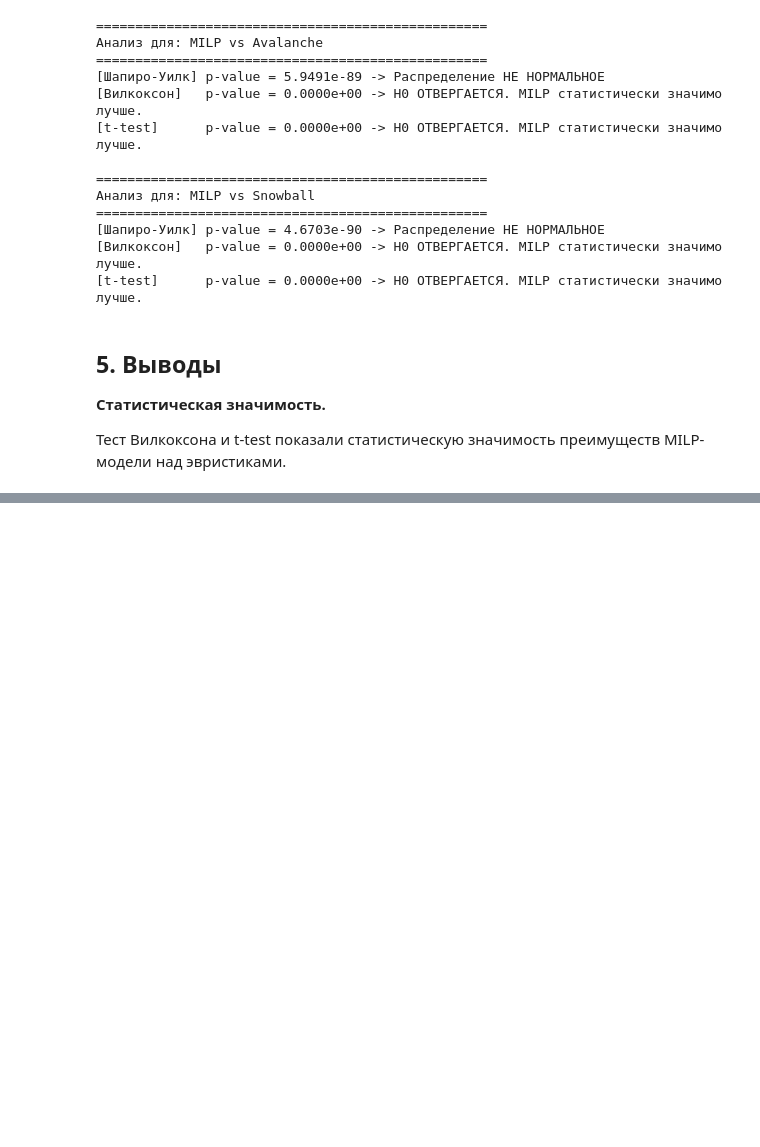
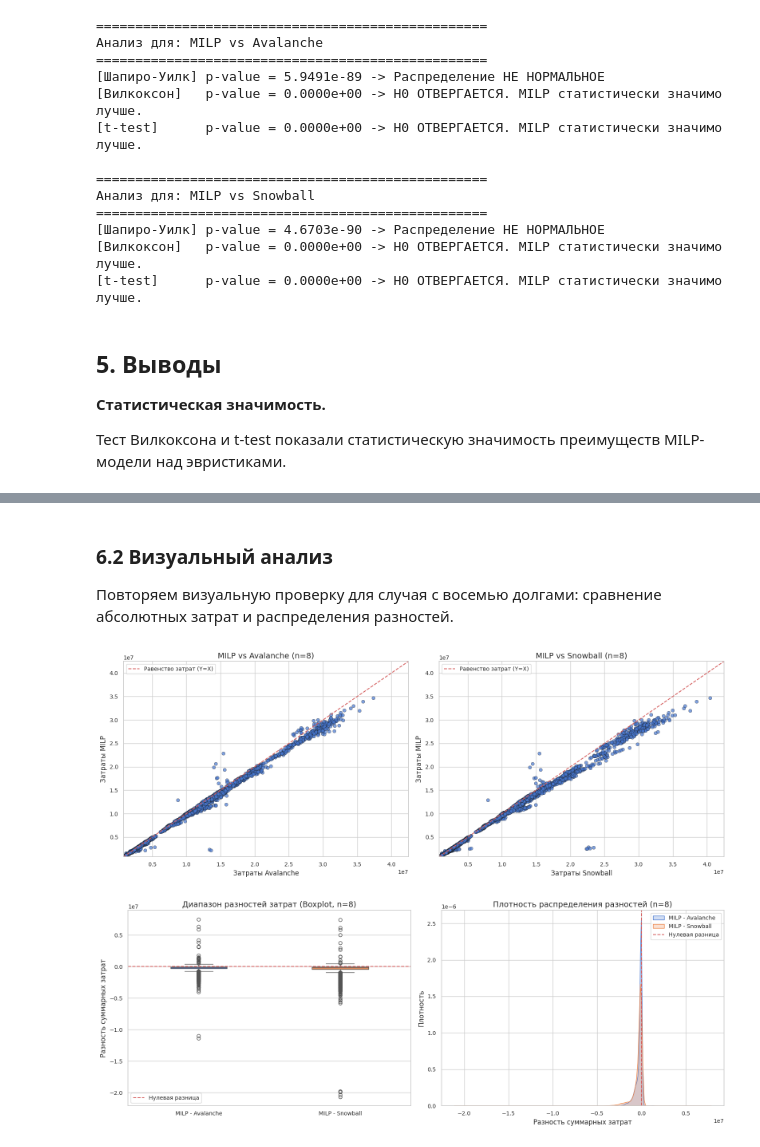
Before and after one commit to OSerge/RPML, a Jupyter notebook: core/rpml/hypothesis_testing.ipynb, the cells around one changed output, grey strips where cells are left out. Drawn from its saved outputs; the diff is of its cells as text; code cells hidden in the pictures; blank space fills up the shorter version.

Commit message:
feat: ноутбук расширен проверкой стат гипотез на случаи с 8 долгами

```diff
--- a/core/rpml/hypothesis_testing.ipynb
+++ b/core/rpml/hypothesis_testing.ipynb
@@ -424,0 +431,18 @@ run_statistical_tests(df_opt['delta_snowball'], "MILP vs Snowball")
+# %%
+RUN_ID_N8 = "20260331-214848_ru_mc_n8_tl300_sc32_seed42_2d22bf84"
+RUN_DIR_N8 = resolve_run_dir(RUNS_ROOT, RUN_ID_N8)
+DATA_PATH_N8 = resolve_results_path(RUN_DIR_N8)
+
+df_n8 = load_results_frame(DATA_PATH_N8)
+df_opt_n8 = df_n8[df_n8["status"] == "OPTIMAL"].copy()
+df_opt_n8["delta_avalanche"] = df_opt_n8["milp_cost"] - df_opt_n8["avalanche_cost"]
+df_opt_n8["delta_snowball"] = df_opt_n8["milp_cost"] - df_opt_n8["snowball_cost"]
+
+status_counts_n8 = df_n8["status"].value_counts()
+
+print(f"Всего сценариев (n=8): {len(df_n8)}")
+print(f"OPTIMAL-сценариев: {len(df_opt_n8)}")
+print(f"Используется run: {RUN_DIR_N8.name}")
+print(f"Источник данных: {DATA_PATH_N8}")
+print("\nРаспределение статусов:")
+print(status_counts_n8.to_string())
@@ -424,0 +475,48 @@ run_statistical_tests(df_opt['delta_snowball'], "MILP vs Snowball")
+# %% [markdown]
+### 6.2 Визуальный анализ
+
+Повторяем визуальную проверку для случая с восемью долгами: сравнение абсолютных затрат и распределения разностей.
+# %%
+fig, axes = plt.subplots(1, 2, figsize=(16, 6))
+
+max_val_n8 = max(df_opt_n8[['milp_cost', 'avalanche_cost', 'snowball_cost']].max()) * 1.05
+min_val_n8 = min(df_opt_n8[['milp_cost', 'avalanche_cost', 'snowball_cost']].min()) * 0.95
+
+def plot_scatter_n8(ax, x_col, y_col, title, x_label):
+    sns.scatterplot(data=df_opt_n8, x=x_col, y=y_col, ax=ax, alpha=0.7, edgecolor='k')
+    ax.plot([min_val_n8, max_val_n8], [min_val_n8, max_val_n8], 'r--', label='Равенство затрат (Y=X)')
+    ax.set_title(title)
+    ax.set_xlabel(x_label)
+    ax.set_ylabel('Затраты MILP')
+    ax.legend()
+    ax.set_xlim(min_val_n8, max_val_n8)
+    ax.set_ylim(min_val_n8, max_val_n8)
+
+plot_scatter_n8(axes[0], 'avalanche_cost', 'milp_cost', 'MILP vs Avalanche (n=8)', 'Затраты Avalanche')
+plot_scatter_n8(axes[1], 'snowball_cost', 'milp_cost', 'MILP vs Snowball (n=8)', 'Затраты Snowball')
+
+plt.tight_layout()
+plt.show()
+
+fig, axes = plt.subplots(1, 2, figsize=(16, 6))
+
+sns.boxplot(data=df_opt_n8[['delta_avalanche', 'delta_snowball']], ax=axes[0], width=0.4)
+axes[0].axhline(0, color='r', linestyle='--', label='Нулевая разница')
+axes[0].set_xticklabels(['MILP - Avalanche', 'MILP - Snowball'])
+axes[0].set_ylabel('Разность суммарных затрат')
+axes[0].set_title('Диапазон разностей затрат (Boxplot, n=8)')
+axes[0].legend()
+
+sns.kdeplot(data=df_opt_n8, x='delta_avalanche', ax=axes[1], fill=True, label='MILP - Avalanche')
+sns.kdeplot(data=df_opt_n8, x='delta_snowball', ax=axes[1], fill=True, label='MILP - Snowball')
+axes[1].axvline(0, color='r', linestyle='--', label='Нулевая разница')
+axes[1].set_xlabel('Разность суммарных затрат')
+axes[1].set_ylabel('Плотность')
+axes[1].set_title('Плотность распределения разностей (n=8)')
+axes[1].legend()
+
+plt.tight_layout()
+plt.show()
+# %% [output]
+[figure, added]
+[figure, added]
```
Also changed, not shown: parts of 7 cells of this notebook.
